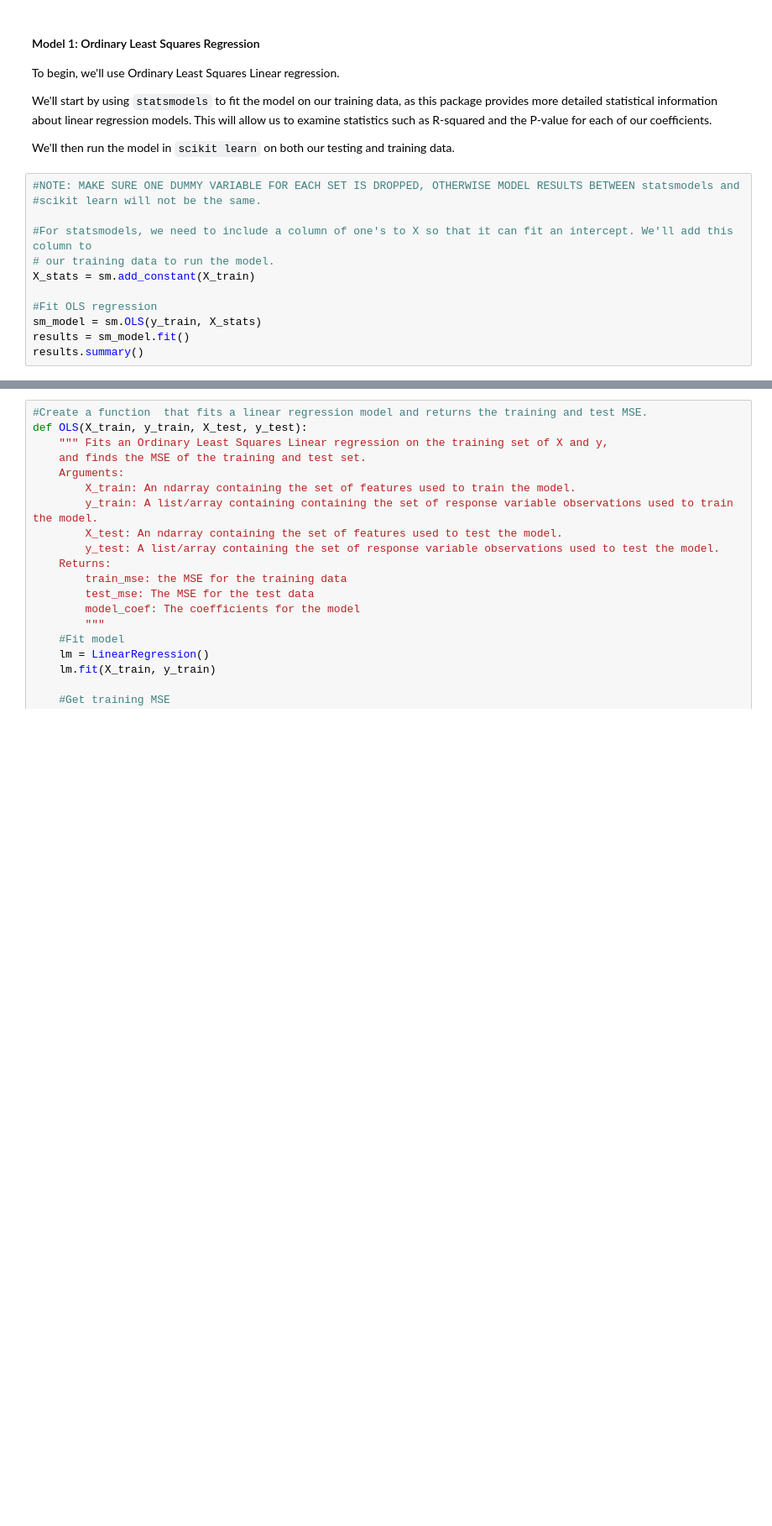
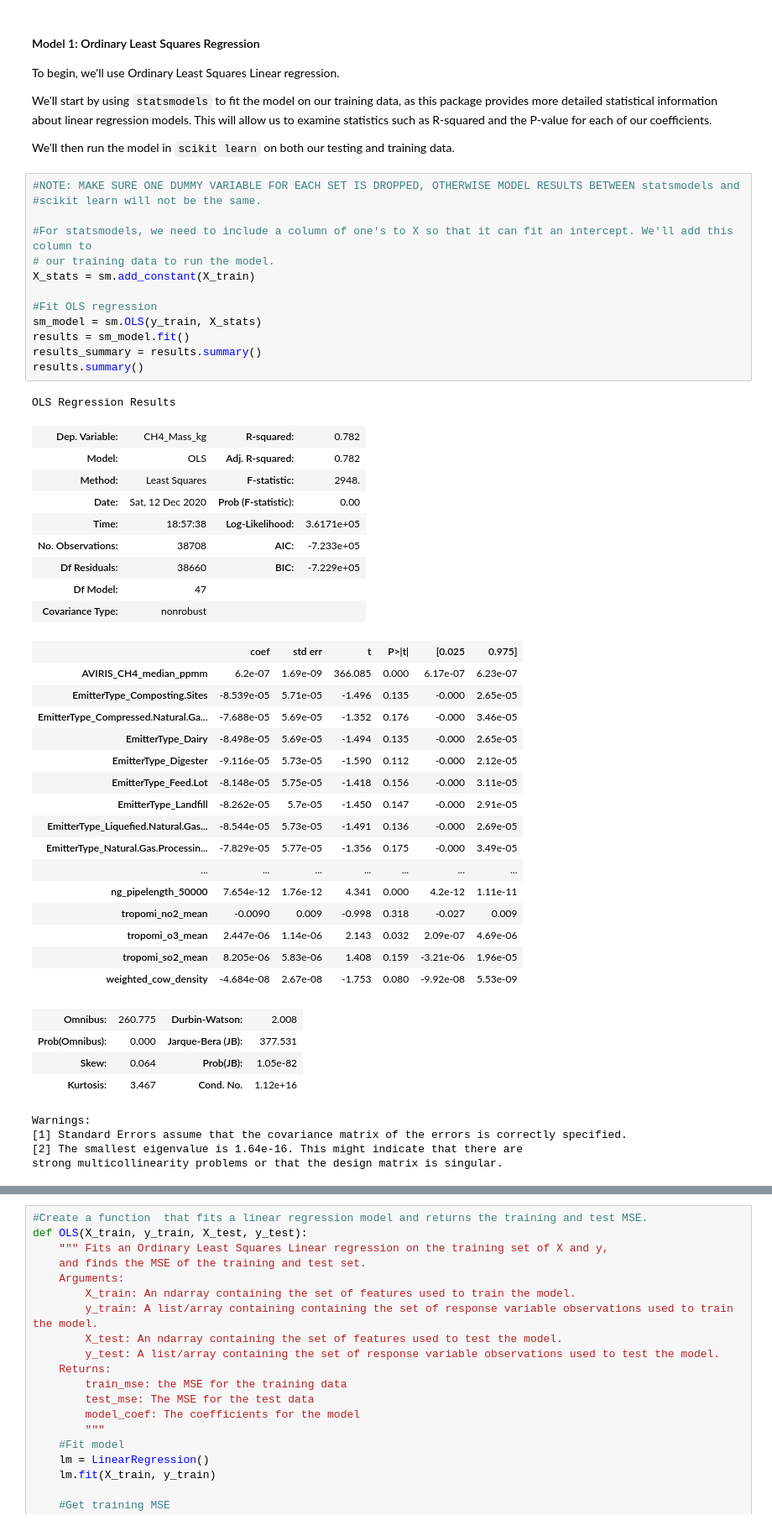
Before and after one commit to hikari-murayama/CA_ag_pollution, a Jupyter notebook: Final_Project_Notebook.ipynb, the cells around one changed output, grey strips where cells are left out. Shown at 84% size. Cells and saved outputs as stored; diff of their text form; blank space fills up the shorter version.

```diff
--- a/Final_Project_Notebook.ipynb
+++ b/Final_Project_Notebook.ipynb
@@ -213,12 +361,48 @@ We'll then run the model in `scikit learn` on both our testing and training data
 # %%
 #NOTE: MAKE SURE ONE DUMMY VARIABLE FOR EACH SET IS DROPPED, OTHERWISE MODEL RESULTS BETWEEN statsmodels and
 #scikit learn will not be the same.
 
 #For statsmodels, we need to include a column of one's to X so that it can fit an intercept. We'll add this column to
 # our training data to run the model.
 X_stats = sm.add_constant(X_train)
 
 #Fit OLS regression
 sm_model = sm.OLS(y_train, X_stats)
 results = sm_model.fit()
+results_summary = results.summary()
 results.summary()
+# %% [output]
+OLS Regression Results
+| Dep. Variable: | CH4_Mass_kg | R-squared: | 0.782 |
+| Model: | OLS | Adj. R-squared: | 0.782 |
+| Method: | Least Squares | F-statistic: | 2948. |
+| Date: | Sat, 12 Dec 2020 | Prob (F-statistic): | 0.00 |
+| Time: | 18:57:38 | Log-Likelihood: | 3.6171e+05 |
+| No. Observations: | 38708 | AIC: | -7.233e+05 |
+| Df Residuals: | 38660 | BIC: | -7.229e+05 |
+| Df Model: | 47 |  |  |
+| Covariance Type: | nonrobust |  |  |
+|  | coef | std err | t | P>|t| | [0.025 | 0.975] |
+| AVIRIS_CH4_median_ppmm | 6.2e-07 | 1.69e-09 | 366.085 | 0.000 | 6.17e-07 | 6.23e-07 |
+| EmitterType_Composting.Sites | -8.539e-05 | 5.71e-05 | -1.496 | 0.135 | -0.000 | 2.65e-05 |
+| EmitterType_Compressed.Natural.Ga... | -7.688e-05 | 5.69e-05 | -1.352 | 0.176 | -0.000 | 3.46e-05 |
+| EmitterType_Dairy | -8.498e-05 | 5.69e-05 | -1.494 | 0.135 | -0.000 | 2.65e-05 |
+| EmitterType_Digester | -9.116e-05 | 5.73e-05 | -1.590 | 0.112 | -0.000 | 2.12e-05 |
+| EmitterType_Feed.Lot | -8.148e-05 | 5.75e-05 | -1.418 | 0.156 | -0.000 | 3.11e-05 |
+| EmitterType_Landfill | -8.262e-05 | 5.7e-05 | -1.450 | 0.147 | -0.000 | 2.91e-05 |
+| EmitterType_Liquefied.Natural.Gas... | -8.544e-05 | 5.73e-05 | -1.491 | 0.136 | -0.000 | 2.69e-05 |
+| EmitterType_Natural.Gas.Processin... | -7.829e-05 | 5.77e-05 | -1.356 | 0.175 | -0.000 | 3.49e-05 |
+| ... | ... | ... | ... | ... | ... | ... |
+| ng_pipelength_50000 | 7.654e-12 | 1.76e-12 | 4.341 | 0.000 | 4.2e-12 | 1.11e-11 |
+| tropomi_no2_mean | -0.0090 | 0.009 | -0.998 | 0.318 | -0.027 | 0.009 |
+| tropomi_o3_mean | 2.447e-06 | 1.14e-06 | 2.143 | 0.032 | 2.09e-07 | 4.69e-06 |
+| tropomi_so2_mean | 8.205e-06 | 5.83e-06 | 1.408 | 0.159 | -3.21e-06 | 1.96e-05 |
+| weighted_cow_density | -4.684e-08 | 2.67e-08 | -1.753 | 0.080 | -9.92e-08 | 5.53e-09 |
+| Omnibus: | 260.775 | Durbin-Watson: | 2.008 |
+| Prob(Omnibus): | 0.000 | Jarque-Bera (JB): | 377.531 |
+| Skew: | 0.064 | Prob(JB): | 1.05e-82 |
+| Kurtosis: | 3.467 | Cond. No. | 1.12e+16 |
+Warnings:
+[1] Standard Errors assume that the covariance matrix of the errors is correctly specified.
+[2] The smallest eigenvalue is 1.64e-16. This might indicate that there are
+strong multicollinearity problems or that the design matrix is singular.
```
Also changed, not shown: parts of 53 cells of this notebook.
